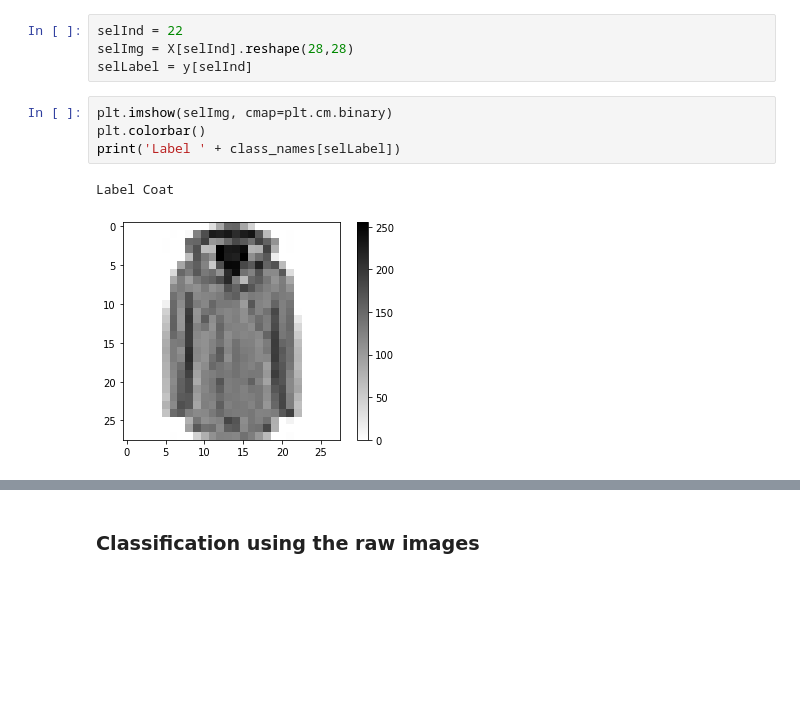
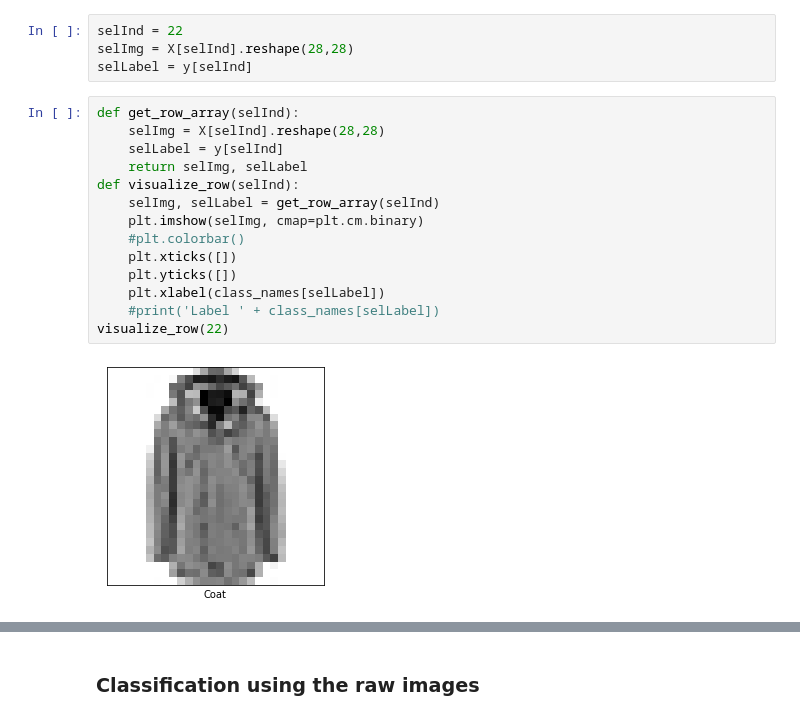
Before and after one commit to nelmsal/Spring2022-Week3, a Jupyter notebook: Prac1_mnist-fashion_PCA-KNN.ipynb, the cells around one changed output, grey strips where cells are left out. Saved outputs shown, nothing was run; the diff lists cells and outputs as text; blank space fills up the shorter version.

```diff
--- a/Prac1_mnist-fashion_PCA-KNN.ipynb
+++ b/Prac1_mnist-fashion_PCA-KNN.ipynb
@@ -64,12 +77,21 @@ array([0, 1, 2, 3, 4, 5, 6, 7, 8, 9])
 selInd = 22
 selImg = X[selInd].reshape(28,28)
 selLabel = y[selInd]
-# %%
-plt.imshow(selImg, cmap=plt.cm.binary)
-plt.colorbar()
-print('Label ' + class_names[selLabel])
-# %% [output]
-Label Coat
-[figure, removed]
+# %%
+def get_row_array(selInd):
+    selImg = X[selInd].reshape(28,28)
+    selLabel = y[selInd]
+    return selImg, selLabel
+def visualize_row(selInd):
+    selImg, selLabel = get_row_array(selInd)
+    plt.imshow(selImg, cmap=plt.cm.binary)
+    #plt.colorbar()
+    plt.xticks([])
+    plt.yticks([])
+    plt.xlabel(class_names[selLabel])
+    #print('Label ' + class_names[selLabel])
+visualize_row(22)
+# %% [output]
+[figure, added]
 # %%
 plt.figure(figsize=(12,12))
```
Also changed, not shown: parts of 17 cells of this notebook.
